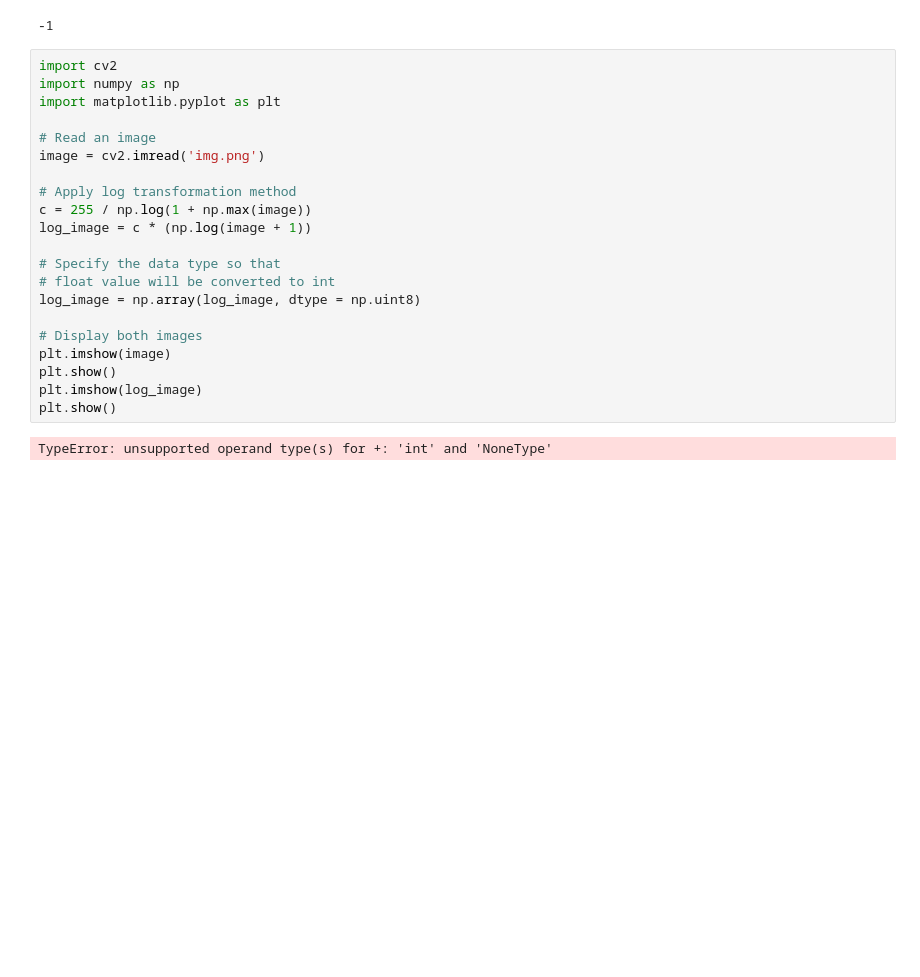
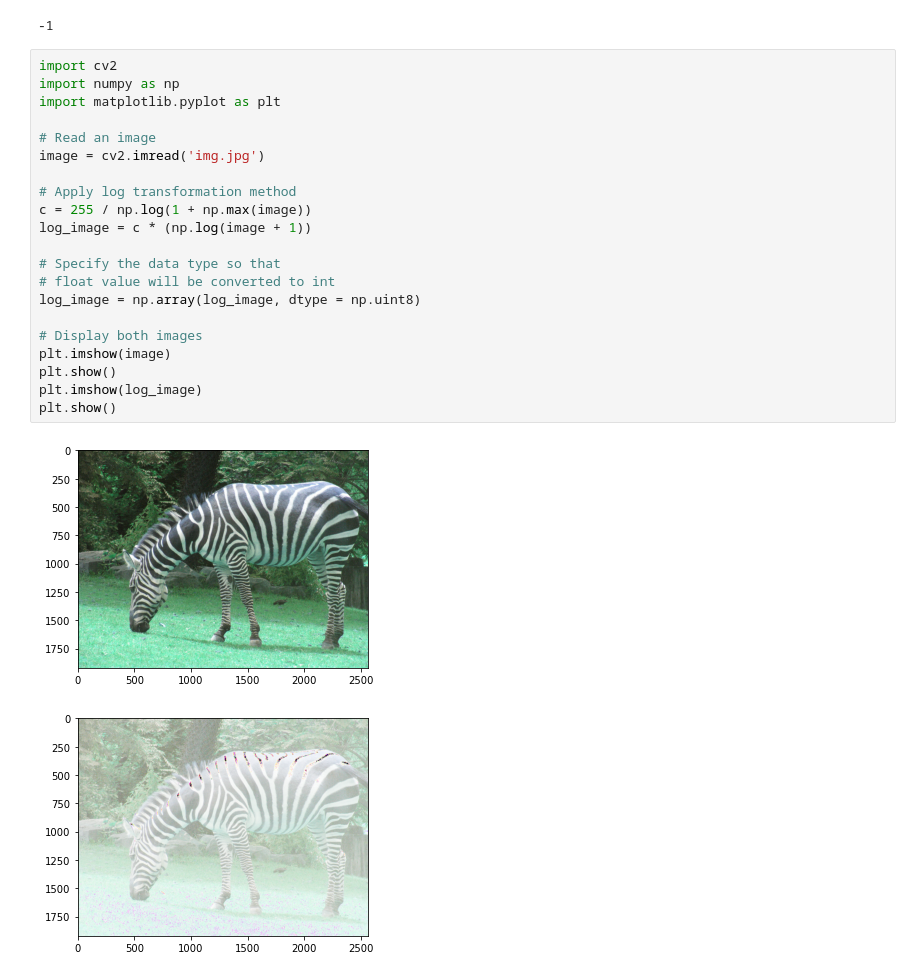
Before and after one commit to harshithasuvarna/imageprocesing, a Jupyter notebook: negative image.ipynb, the cells around one changed output. Drawn from its saved outputs; the diff is of its cells as text; blank space fills up the shorter version.

```diff
--- a/negative image.ipynb
+++ b/negative image.ipynb
@@ -13,26 +13,27 @@ uint8
 # %%
 import cv2
 import numpy as np
 import matplotlib.pyplot as plt
 
 # Read an image
-image = cv2.imread('img.png')
+image = cv2.imread('img.jpg')
 
 # Apply log transformation method
 c = 255 / np.log(1 + np.max(image))
 log_image = c * (np.log(image + 1))
 
 # Specify the data type so that
 # float value will be converted to int
 log_image = np.array(log_image, dtype = np.uint8)
 
 # Display both images
 plt.imshow(image)
 plt.show()
 plt.imshow(log_image)
 plt.show()
 # %% [output]
-TypeError: unsupported operand type(s) for +: 'int' and 'NoneType'
+[figure, added]
+[figure, added]
 # %%
 #block extraction from an image
 from skimage.io import imshow,imread
```
Also changed, not shown: parts of 1 cell of this notebook.
